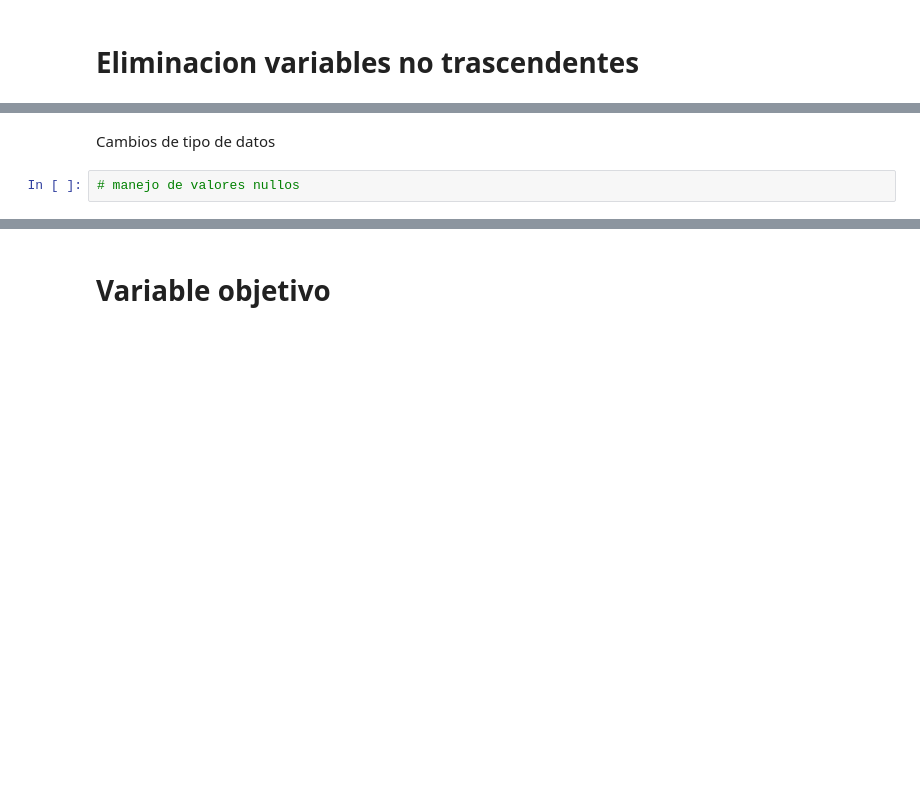
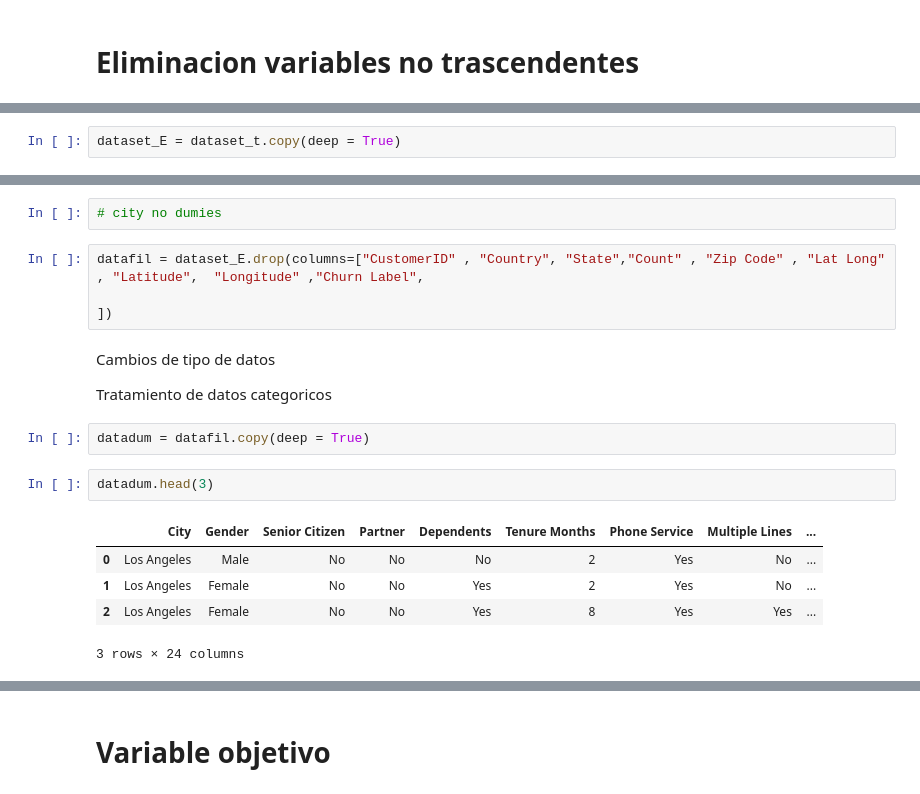
Before and after one commit to Brayam1998/dataScience_Churn, a Jupyter notebook: proyecto churn/Revision_Calidad_Data/revisionYtransformacion.ipynb, the cells around one changed output, grey strips where cells are left out. Saved outputs shown, nothing was run; the diff lists cells and outputs as text; blank space fills up the shorter version.

```diff
--- a/proyecto churn/Revision_Calidad_Data/revisionYtransformacion.ipynb
+++ b/proyecto churn/Revision_Calidad_Data/revisionYtransformacion.ipynb
@@ -146,0 +186,2 @@ missingno.matrix(df= dataset)
+# %%
+dataset_E = dataset_t.copy(deep = True)
@@ -147,4 +196,20 @@ missingno.matrix(df= dataset)
+# %%
+# city no dumies
+# %%
+datafil = dataset_E.drop(columns=["CustomerID" , "Country", "State","Count" , "Zip Code" , "Lat Long" , "Latitude",  "Longitude" ,"Churn Label",
+
+])
 # %% [markdown]
 Cambios de tipo de datos
+
+Tratamiento de datos categoricos
-# %%
-# manejo de valores nullos
+# %%
+datadum = datafil.copy(deep = True)
+# %%
+datadum.head(3)
+# %% [output]
+|  | City | Gender | Senior Citizen | Partner | Dependents | Tenure Months | Phone Service | Multiple Lines | ... |
+| 0 | Los Angeles | Male | No | No | No | 2 | Yes | No | ... |
+| 1 | Los Angeles | Female | No | No | Yes | 2 | Yes | No | ... |
+| 2 | Los Angeles | Female | No | No | Yes | 8 | Yes | Yes | ... |
+3 rows × 24 columns
```
Also changed, not shown: parts of 28 cells of this notebook, 4 other files.
